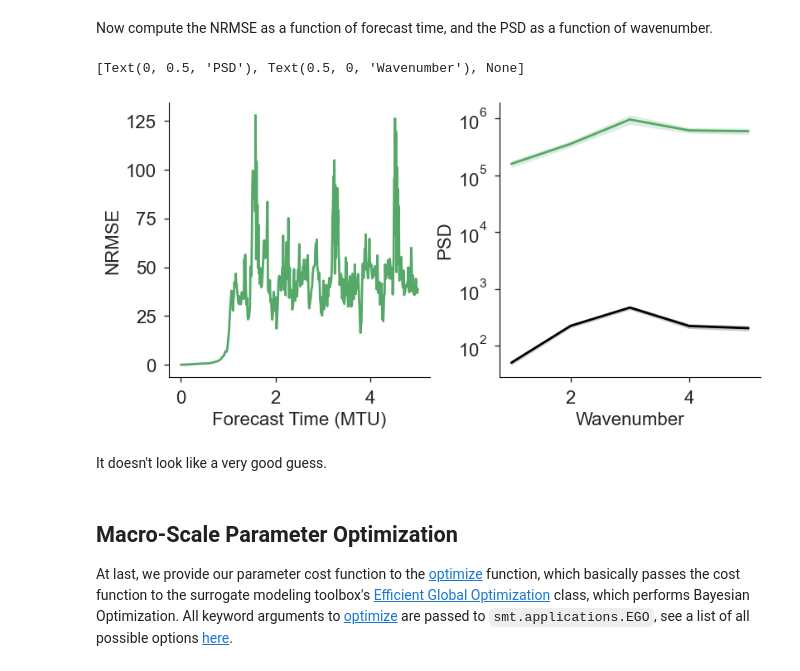
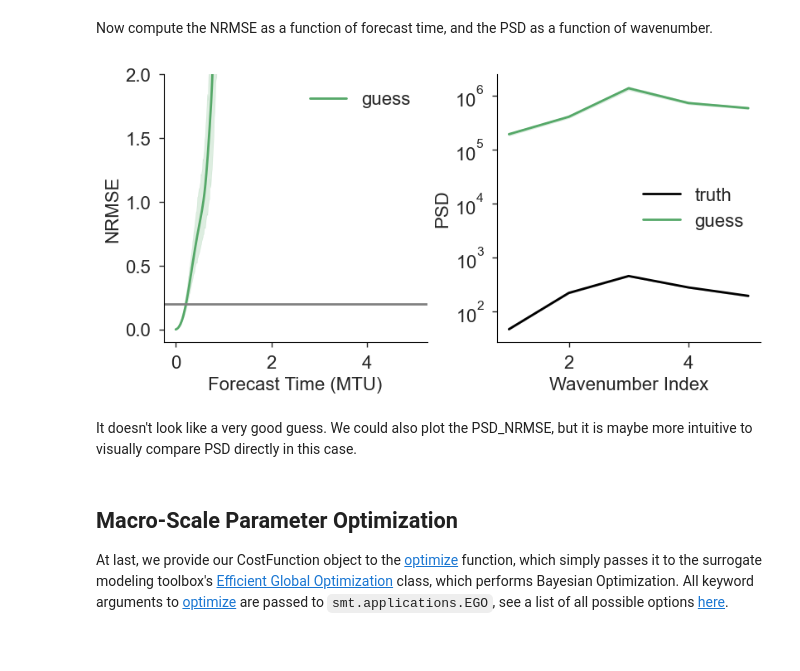
Before and after one commit to timothyas/xesn, a Jupyter notebook: docs/example_macro_training.ipynb, the cells around one changed output. Drawn from its saved outputs; the diff is of its cells as text; code cells hidden in the pictures.

```diff
--- a/docs/example_macro_training.ipynb
+++ b/docs/example_macro_training.ipynb
@@ -371,18 +402,0 @@ import seaborn as sns
-# %%
-fig, axs = plt.subplots(1, 2, figsize=(8, 4), constrained_layout=True)
-
-nrmse.plot(ax=axs[0])
-
-for key, color in zip(["Truth", "Guess"], ["k", None]):
-    sns.lineplot(
-        gpsd[key].to_dataset(name=key).to_dataframe().reset_index(),
-        x="k1d",
-        y=key,
-        ax=axs[1],
-        color=color,
-    )
-axs[0].set(ylabel="NRMSE", xlabel="Forecast Time (MTU)")
-axs[1].set(ylabel="PSD", xlabel="Wavenumber", yscale="log")
-# %% [output]
-[Text(0, 0.5, 'PSD'), Text(0.5, 0, 'Wavenumber'), None]
-[figure, removed]
@@ -389,10 +405,44 @@ axs[1].set(ylabel="PSD", xlabel="Wavenumber", yscale="log")
+# %%
+def plot_metrics(xds, varnames):
+
+    fig, axs = plt.subplots(1, 2, figsize=(8,4), constrained_layout=True)
+
+    ekeys = list(v for v in varnames if v != "truth")
+    for key in ekeys:
+        ekey = f"nrmse_{key}"
+        sns.lineplot(
+            data=xds[ekey].to_dataset(name="NRMSE").to_dataframe().reset_index(),
+            x="ftime",
+            y="NRMSE",
+            ax=axs[0],
+            label=key,
+        )
+    for key in varnames:
+        pkey = f"psd_{key}"
+        sns.lineplot(
+            data=xds[pkey].to_dataset(name="PSD").to_dataframe().reset_index(),
+            x="k1d",
+            y="PSD",
+            ax=axs[1],
+            color="k" if "truth" in key else None,
+            label=key,
+        )
+    axs[0].set(ylim=(-.1, 2), xlabel="Forecast Time (MTU)")
+    axs[0].axhline(y=.2, color="gray")
+    axs[1].set(yscale="log", xlabel="Wavenumber Index")
+    [ax.legend() for ax in axs];
+    return fig, axs
+# %%
+plot_metrics(ds, varnames=["truth", "guess"]);
+# %% [output]
+[figure, added]
 # %% [markdown]
-It doesn't look like a very good guess.
+It doesn't look like a very good guess. We could also plot the PSD_NRMSE, but it is maybe more intuitive to visually compare PSD directly in this case.
 # %% [markdown]
 ## Macro-Scale Parameter Optimization
 
-At last, we provide our parameter cost function to the [optimize](generated/xesn.optimize.rst) function,
-which basically passes the cost function to the surrogate modeling toolbox's
+At last, we provide our CostFunction object to the [optimize](generated/xesn.optimize.rst) function,
+which simply passes it to the surrogate modeling toolbox's
 [Efficient Global Optimization](https://smt.readthedocs.io/en/latest/_src_docs/applications/ego.html)
 class, which performs Bayesian Optimization.
 All keyword arguments to [optimize](generated/xesn.optimize.rst)
```
Also changed, not shown: parts of 51 cells of this notebook, 1 other file.
